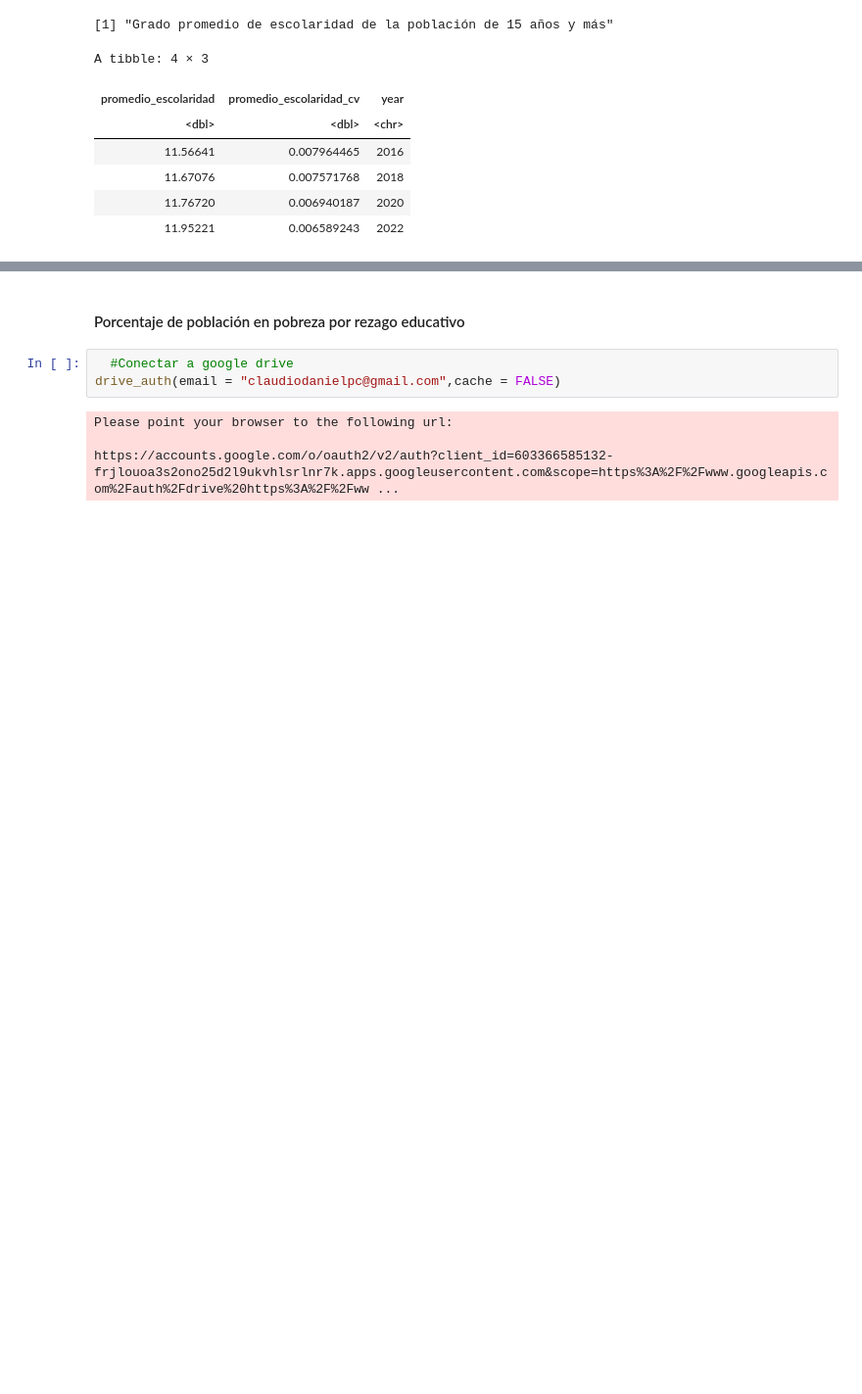
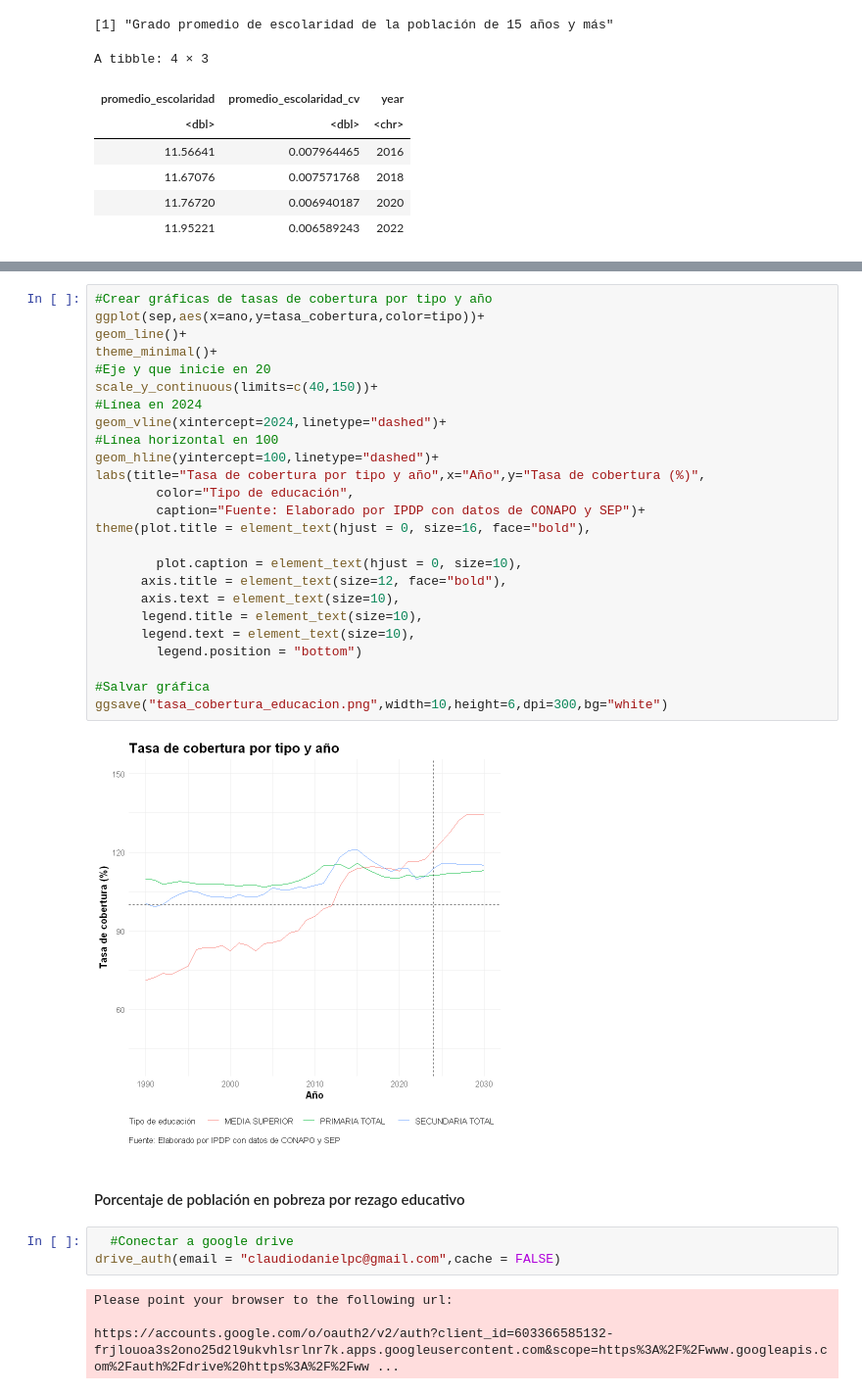
Before and after one commit to cpyp-ipdp/pgd_cdmx, a Jupyter notebook: indicadores/educacion_ciencia/indicadores_educ_ciencia_tec_pgd.ipynb, the cells around one changed output, grey strips where cells are left out. Shown at 98% size. Drawn from its saved outputs; the diff is of its cells as text; blank space fills up the shorter version.

Commit message:
Se incorporan indicadores utilizando datos de la SEP y del IMPI

```diff
--- a/indicadores/educacion_ciencia/indicadores_educ_ciencia_tec_pgd.ipynb
+++ b/indicadores/educacion_ciencia/indicadores_educ_ciencia_tec_pgd.ipynb
@@ -274,3 +380,30 @@ A tibble: 4 × 3
+# %%
+#Crear gráficas de tasas de cobertura por tipo y año
+ggplot(sep,aes(x=ano,y=tasa_cobertura,color=tipo))+
+geom_line()+
+theme_minimal()+
+#Eje y que inicie en 20
+scale_y_continuous(limits=c(40,150))+
+#Línea en 2024
+geom_vline(xintercept=2024,linetype="dashed")+
+#Línea horizontal en 100
+geom_hline(yintercept=100,linetype="dashed")+
+labs(title="Tasa de cobertura por tipo y año",x="Año",y="Tasa de cobertura (%)",
+        color="Tipo de educación",
+        caption="Fuente: Elaborado por IPDP con datos de CONAPO y SEP")+
+theme(plot.title = element_text(hjust = 0, size=16, face="bold"),
+
+        plot.caption = element_text(hjust = 0, size=10),
+      axis.title = element_text(size=12, face="bold"),
+      axis.text = element_text(size=10),
+      legend.title = element_text(size=10),
+      legend.text = element_text(size=10),
+        legend.position = "bottom")
+
+#Salvar gráfica
+ggsave("tasa_cobertura_educacion.png",width=10,height=6,dpi=300,bg="white")
+# %% [output]
+[figure, added]
 # %% [markdown]
 #### Porcentaje de población en pobreza por rezago educativo
 # %%
```
Also changed, not shown: parts of 9 cells of this notebook.
